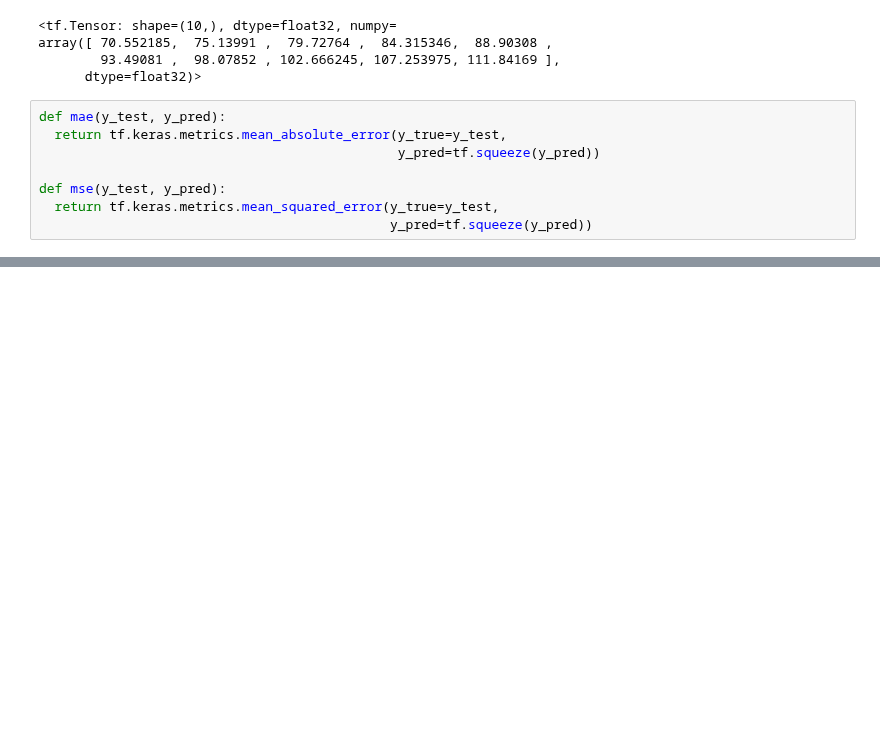
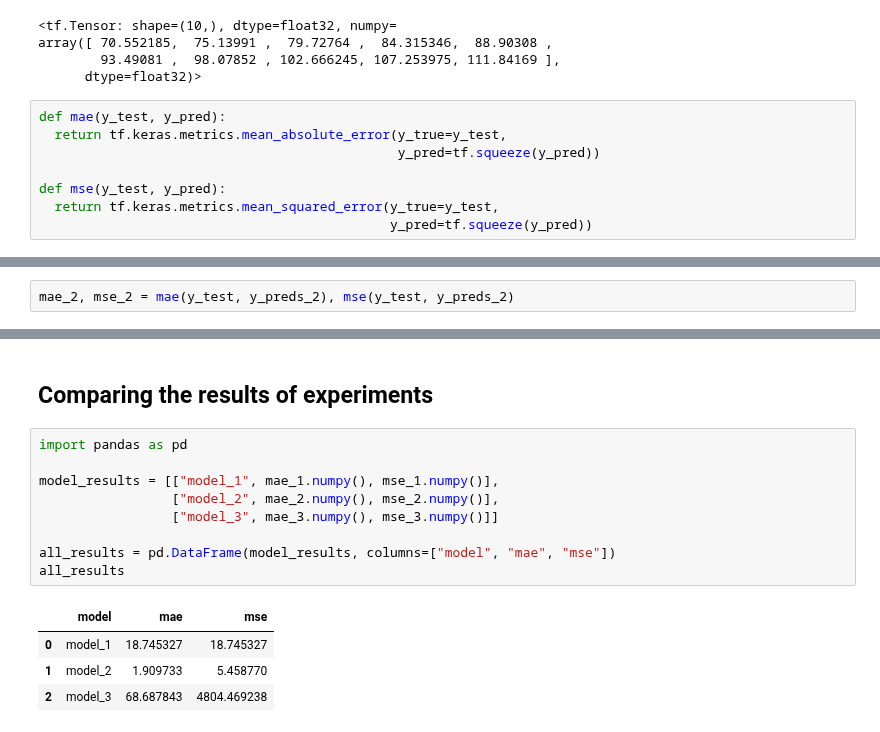
Before and after one commit to Krykiet/TF_training, a Jupyter notebook: 01_neural_network_regression_with_tensorflow.ipynb, the cells around one changed output, grey strips where cells are left out. Drawn from its saved outputs; the diff is of its cells as text; blank space fills up the shorter version.

```diff
--- a/01_neural_network_regression_with_tensorflow.ipynb
+++ b/01_neural_network_regression_with_tensorflow.ipynb
@@ -850,6 +853,8 @@ mae(y_test, y_preds_1), mse(y_test, y_preds_1), mae(y_test, y_preds_2), mse(y_te
  <tf.Tensor: shape=(), dtype=float32, numpy=353.57336>,
  <tf.Tensor: shape=(), dtype=float32, numpy=1.9097328>,
  <tf.Tensor: shape=(), dtype=float32, numpy=5.45877>)
+# %%
+mae_2, mse_2 = mae(y_test, y_preds_2), mse(y_test, y_preds_2)
 # %%
 tf.random.set_seed(42)
 
@@ -903,0 +903,16 @@ plot_predictions(predictions=y_preds_3)
+# %% [markdown]
+## Comparing the results of experiments
+# %%
+import pandas as pd
+
+model_results = [["model_1", mae_1.numpy(), mse_1.numpy()],
+                 ["model_2", mae_2.numpy(), mse_2.numpy()],
+                 ["model_3", mae_3.numpy(), mse_3.numpy()]]
+
+all_results = pd.DataFrame(model_results, columns=["model", "mae", "mse"])
+all_results
+# %% [output]
+|  | model | mae | mse |
+| 0 | model_1 | 18.745327 | 18.745327 |
+| 1 | model_2 | 1.909733 | 5.458770 |
+| 2 | model_3 | 68.687843 | 4804.469238 |
```
Also changed, not shown: parts of 30 cells of this notebook.
